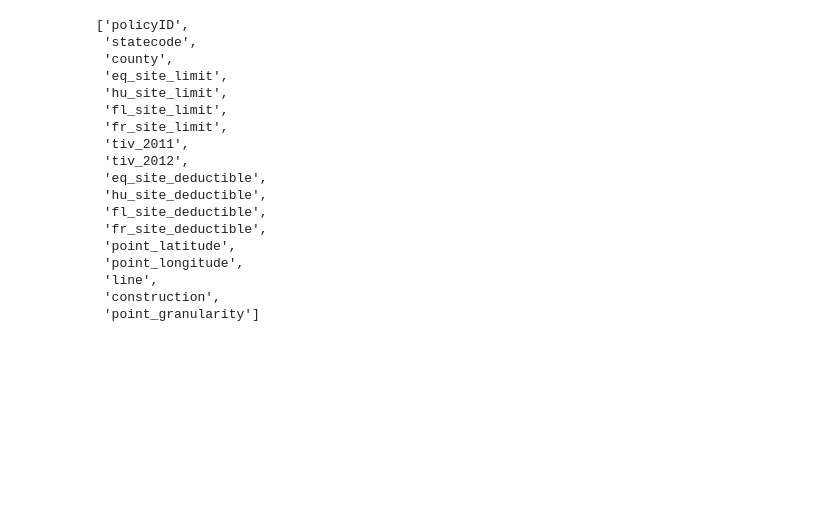
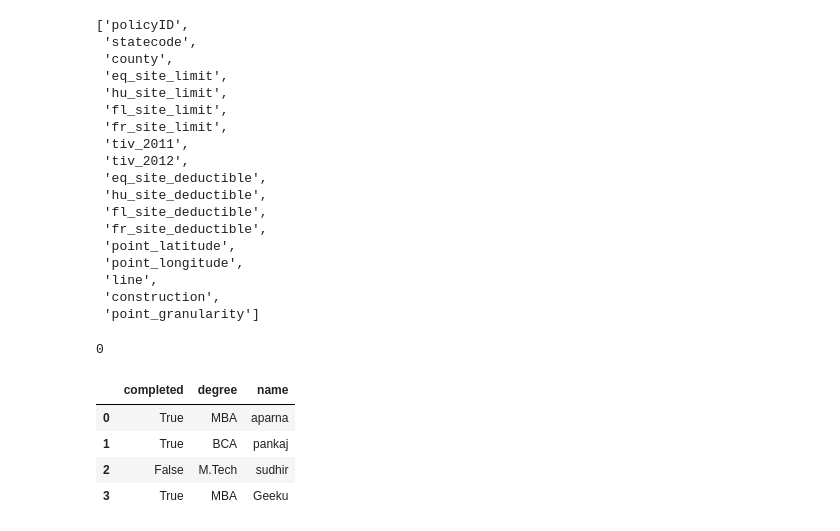
Before and after one commit to anshuman19/Data-analysis, a Jupyter notebook: List comprehension, Lambda Expression and data from csv file.ipynb, the cells around one changed output. Saved outputs shown, nothing was run; the diff lists cells and outputs as text; code cells hidden in the pictures; blank space fills up the shorter version.

```diff
--- a/List comprehension, Lambda Expression and data from csv file.ipynb
+++ b/List comprehension, Lambda Expression and data from csv file.ipynb
@@ -90,3 +90,7 @@ list(df.columns.values)
  'line',
  'construction',
  'point_granularity']
+# %%
+df.shape[0]-df.dropna().shape[0]
+# %% [output]
+0
@@ -92,0 +101,10 @@ list(df.columns.values)
+# %%
+df1=pd.DataFrame(dict)
+# %%
+df1
+# %% [output]
+|  | completed | degree | name |
+| 0 | True | MBA | aparna |
+| 1 | True | BCA | pankaj |
+| 2 | False | M.Tech | sudhir |
+| 3 | True | MBA | Geeku |
```
Also changed, not shown: parts of 5 cells of this notebook.
